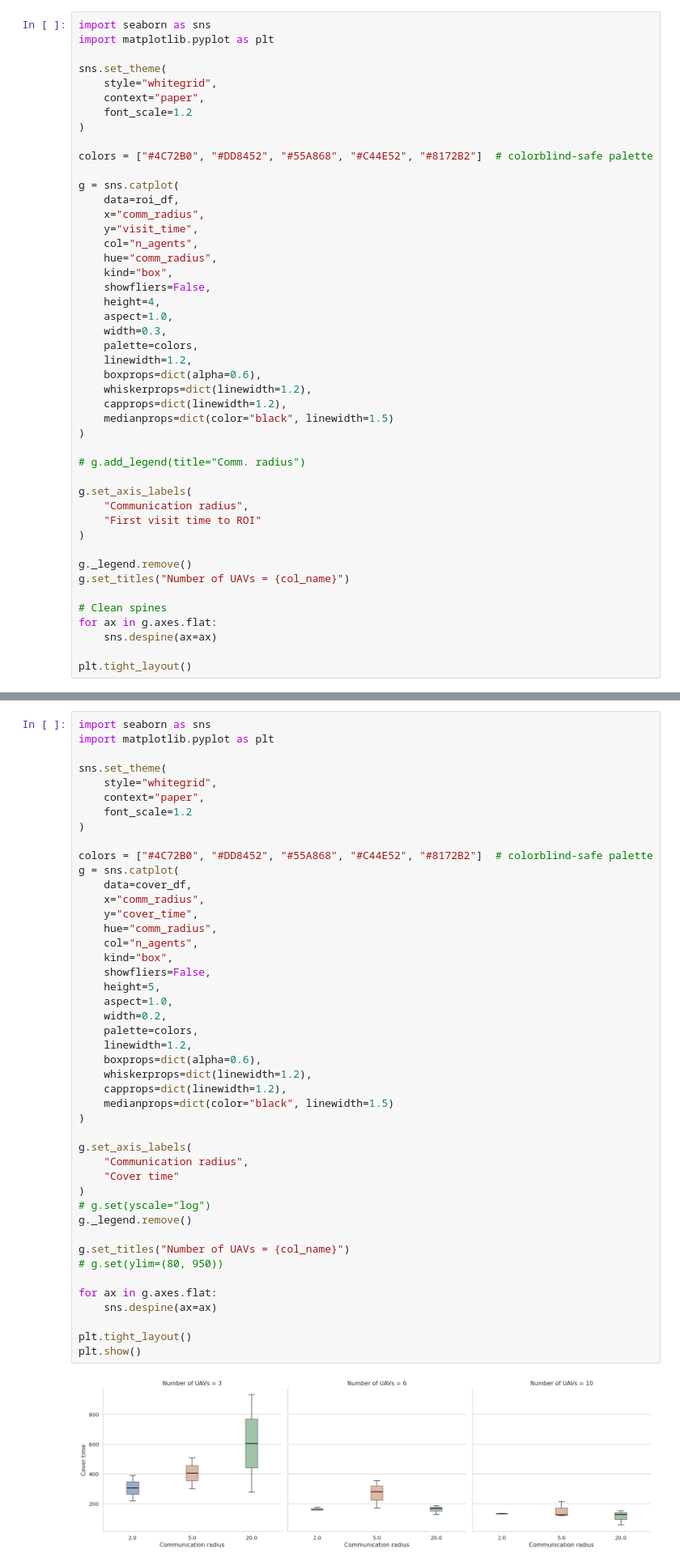
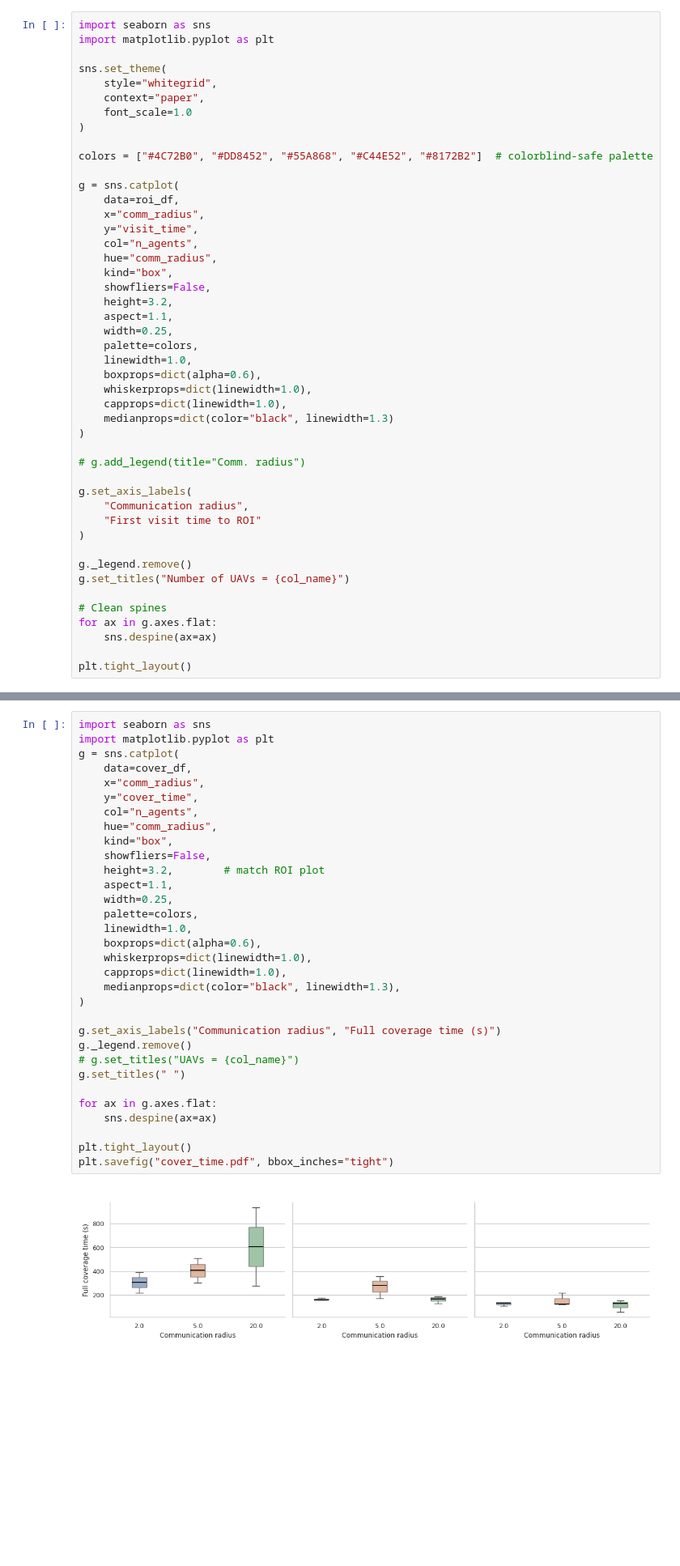
Before and after one commit to sastry-group/MAES, a Jupyter notebook: viz/plot_multiple_methods.ipynb, the cells around one changed output, grey strips where cells are left out. Shown at 81% size. Saved outputs shown, nothing was run; the diff lists cells and outputs as text; blank space fills up the shorter version.

```diff
--- a/viz/plot_multiple_methods.ipynb
+++ b/viz/plot_multiple_methods.ipynb
@@ -1142,7 +985,7 @@ import matplotlib.pyplot as plt
 sns.set_theme(
     style="whitegrid",
     context="paper",
-    font_scale=1.2
+    font_scale=1.0
 )
 
 colors = ["#4C72B0", "#DD8452", "#55A868", "#C44E52", "#8172B2"]  # colorblind-safe palette
@@ -1155,15 +998,15 @@ g = sns.catplot(
     hue="comm_radius",
     kind="box",
     showfliers=False,
-    height=4,
-    aspect=1.0,
-    width=0.3,
+    height=3.2,
+    aspect=1.1,
+    width=0.25,
     palette=colors,
-    linewidth=1.2,
+    linewidth=1.0,
     boxprops=dict(alpha=0.6),
-    whiskerprops=dict(linewidth=1.2),
-    capprops=dict(linewidth=1.2),
-    medianprops=dict(color="black", linewidth=1.5)
+    whiskerprops=dict(linewidth=1.0),
+    capprops=dict(linewidth=1.0),
+    medianprops=dict(color="black", linewidth=1.3)
 )
 
 # g.add_legend(title="Comm. radius")
@@ -1276,47 +1119,34 @@ final_cover_table
 # %%
 import seaborn as sns
 import matplotlib.pyplot as plt
-
-sns.set_theme(
-    style="whitegrid",
-    context="paper",
-    font_scale=1.2
-)
-
-colors = ["#4C72B0", "#DD8452", "#55A868", "#C44E52", "#8172B2"]  # colorblind-safe palette
 g = sns.catplot(
     data=cover_df,
     x="comm_radius",
     y="cover_time",
+    col="n_agents",
     hue="comm_radius",
-    col="n_agents",
     kind="box",
     showfliers=False,
-    height=5,
-    aspect=1.0,
-    width=0.2,
+    height=3.2,        # match ROI plot
+    aspect=1.1,
+    width=0.25,
     palette=colors,
-    linewidth=1.2,
+    linewidth=1.0,
     boxprops=dict(alpha=0.6),
-    whiskerprops=dict(linewidth=1.2),
-    capprops=dict(linewidth=1.2),
-    medianprops=dict(color="black", linewidth=1.5)
+    whiskerprops=dict(linewidth=1.0),
+    capprops=dict(linewidth=1.0),
+    medianprops=dict(color="black", linewidth=1.3),
 )
 
-g.set_axis_labels(
-    "Communication radius",
-    "Cover time"
-)
-# g.set(yscale="log")
+g.set_axis_labels("Communication radius", "Full coverage time (s)")
 g._legend.remove()
-
-g.set_titles("Number of UAVs = {col_name}")
-# g.set(ylim=(80, 950))
+# g.set_titles("UAVs = {col_name}")
+g.set_titles(" ")
 
 for ax in g.axes.flat:
     sns.despine(ax=ax)
 
 plt.tight_layout()
-plt.show()
+plt.savefig("cover_time.pdf", bbox_inches="tight")
 # %% [output]
-[figure, old version]
+[figure, new version]
```
Also changed, not shown: parts of 31 cells of this notebook, 15 other files.
